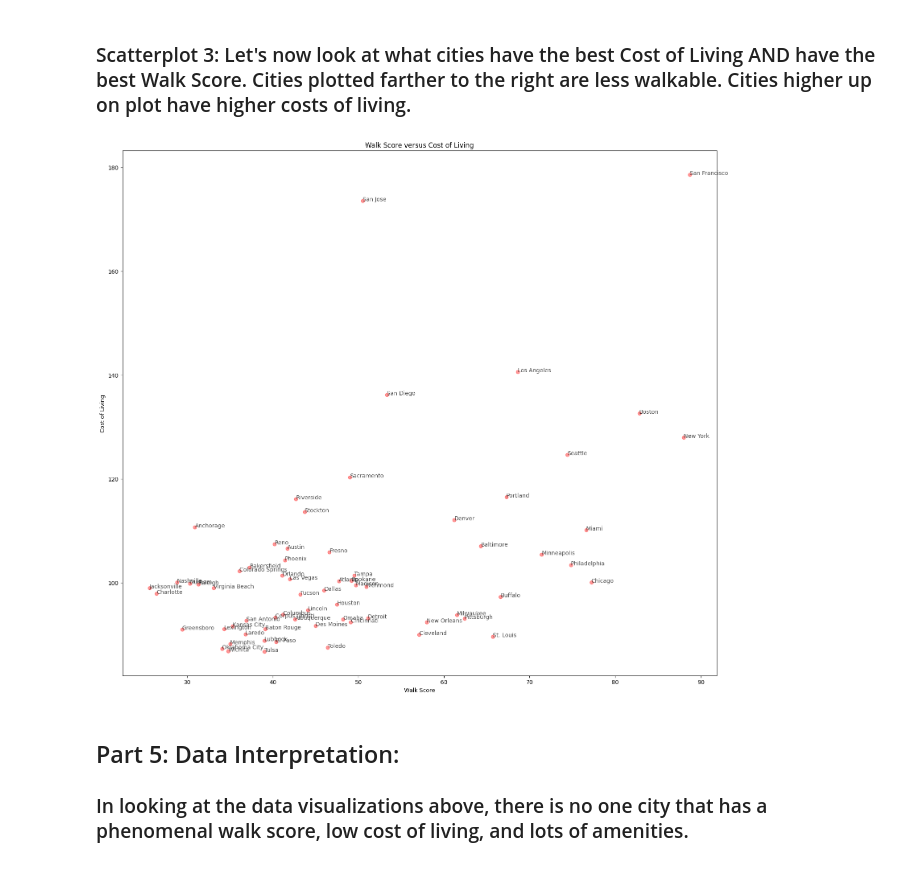
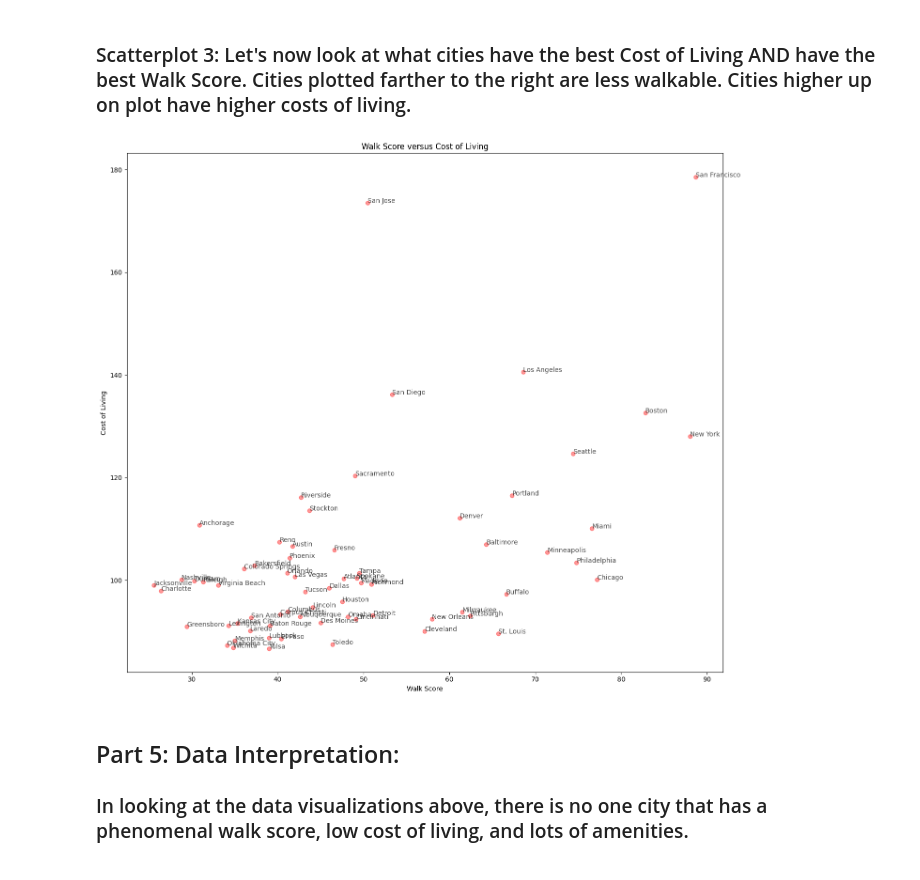
Before and after one commit to TinaBaldwin/US_Cities_Data, a Jupyter notebook: Cleaning_USCities_Connectivity.ipynb, the cells around one changed output. Drawn from its saved outputs; the diff is of its cells as text; code cells hidden in the pictures.

```diff
--- a/Cleaning_USCities_Connectivity.ipynb
+++ b/Cleaning_USCities_Connectivity.ipynb
@@ -1216,20 +1245,21 @@ plt.show()
 # %% [markdown]
 ### Scatterplot 3: Let's now look at what cities have the best Cost of Living AND have the best Walk Score. Cities plotted farther to the right are less walkable. Cities higher up on plot have higher costs of living.
 # %%
-plt.figure(figsize=(16, 14))
+# Creates Scatter Plot of City by Walk score and Cost of Living.
+plt.figure(figsize=(14, 12))
 plt.scatter(combined_data['Walk Score'], combined_data['Cost of Living'], color='red', alpha=0.4)
 
 for i in range(len(combined_data)):
     plt.annotate(combined_data["City"][i], (combined_data["Walk Score"][i], combined_data["Cost of Living"][i]), textcoords='data', alpha=0.7)
 
 plt.ylabel("Cost of Living")
 plt.xlabel("Walk Score")
 plt.title("Walk Score versus Cost of Living")
 
 plt.tight_layout()
 plt.show()
 # %% [output]
-[figure, old version]
+[figure, new version]
 # %% [markdown]
 ## Part 5: Data Interpretation:
 ### In looking at the data visualizations above, there is no one city that has a phenomenal walk score, low cost of living, and lots of amenities.
```
Also changed, not shown: parts of 160 cells of this notebook.
